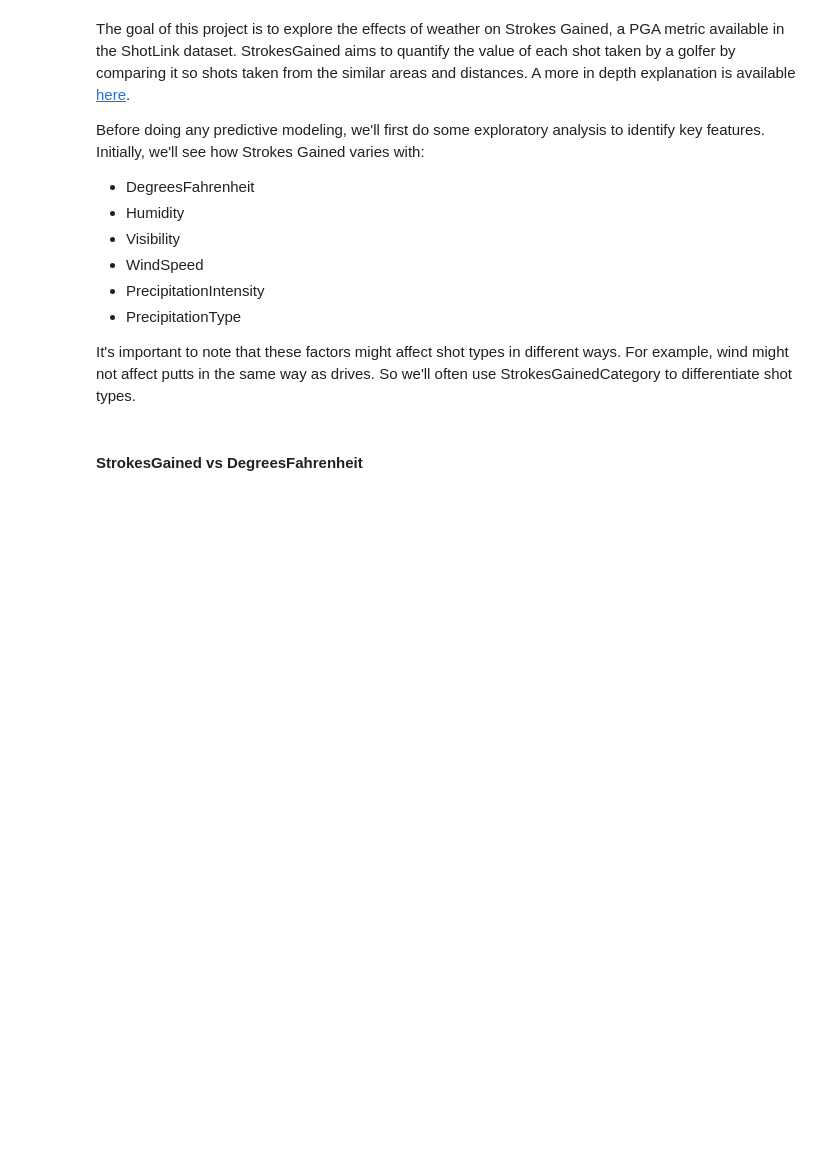
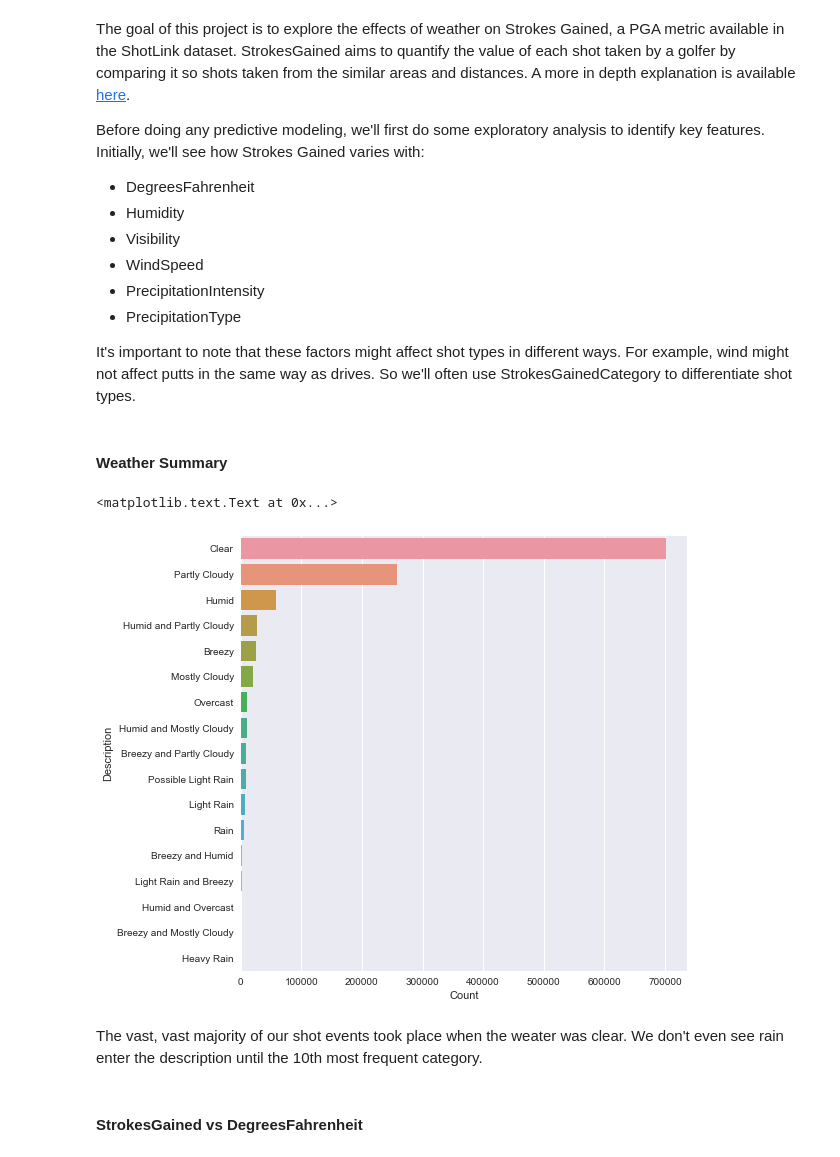
Before and after one commit to awfuldynne/golf_course_project, a Jupyter notebook: Examples/Analysis_and_Visualization.ipynb, the cells around one changed output. Drawn from its saved outputs; the diff is of its cells as text; code cells hidden in the pictures; blank space fills up the shorter version.

```diff
--- a/Examples/Analysis_and_Visualization.ipynb
+++ b/Examples/Analysis_and_Visualization.ipynb
@@ -92,6 +92,21 @@ Before doing any predictive modeling, we'll first do some exploratory analysis t
 - PrecipitationType
 
 It's important to note that these factors might affect shot types in different ways. For example, wind might not affect putts in the same way as drives. So we'll often use StrokesGainedCategory to differentiate shot types.
+# %% [markdown]
+#### Weather Summary
+# %%
+summaries = pd.DataFrame(df_ori['Summary'].value_counts().reset_index())
+summaries.columns = ['Description', 'Count']
+summaries.sort_values('Count', inplace = True, ascending = False)
+# %%
+plt.subplots(figsize = (8,8))
+sns.barplot(x = 'Count', y = 'Description', data = summaries, order = summaries['Description'])
+plt.xlabel('Count')
+# %% [output]
+<matplotlib.text.Text at 0x...>
+[figure, added]
+# %% [markdown]
+The vast, vast majority of our shot events took place when the weater was clear. We don't even see rain enter the description until the 10th most frequent category.
 # %%
 #Scatter plot function
 
```
Also changed, not shown: parts of 15 cells of this notebook, 1 other file.
